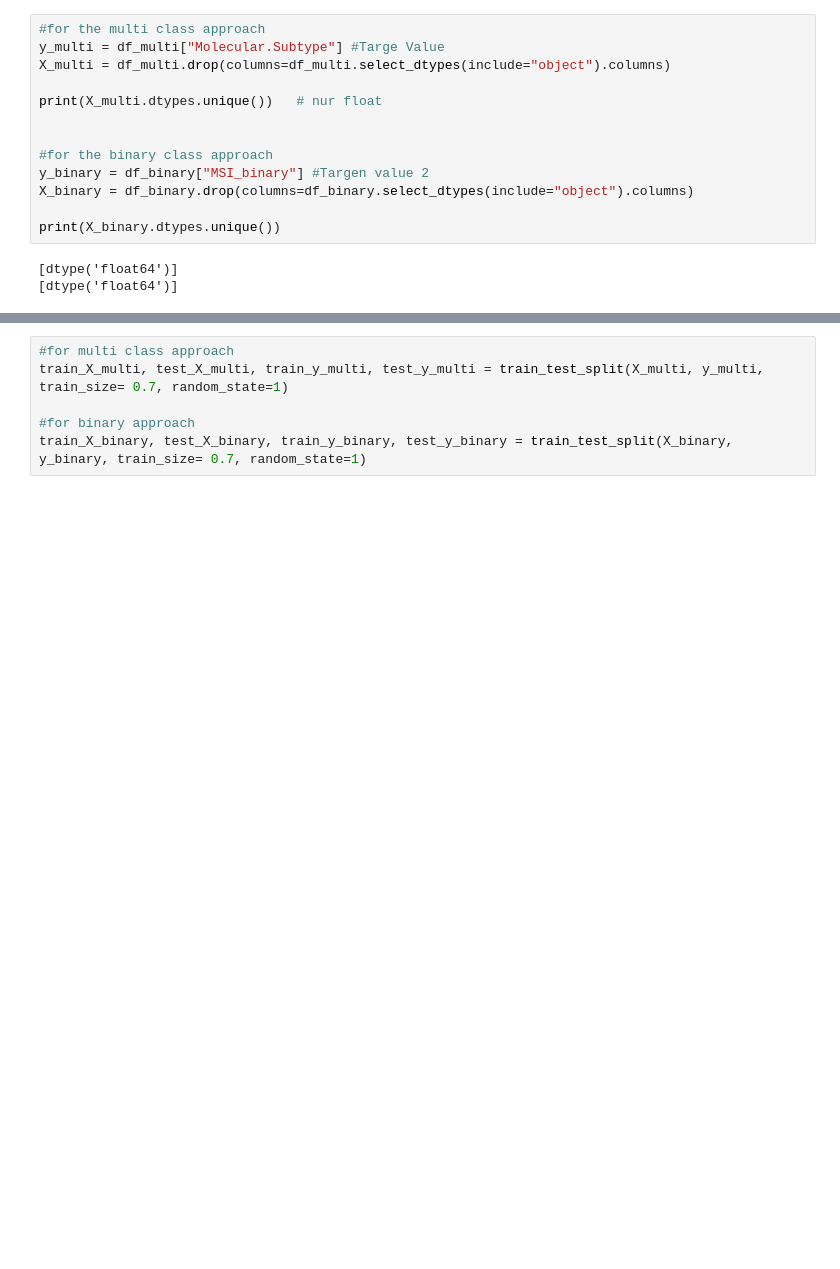
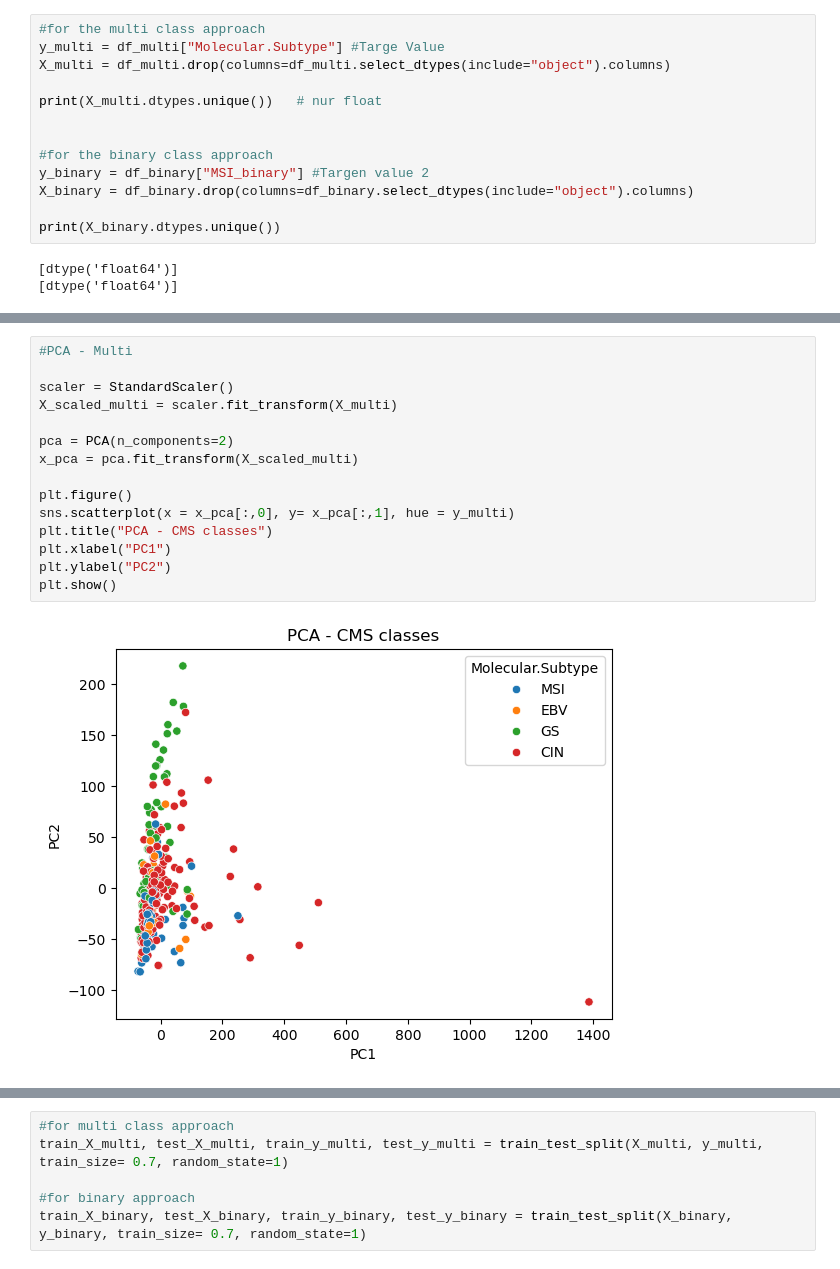
Before and after one commit to luludoaido/Dev_SAP, a Jupyter notebook: TM_1_RF_daSilvadoAido_Luana.ipynb, the cells around one changed output, grey strips where cells are left out. Drawn from its saved outputs; the diff is of its cells as text; blank space fills up the shorter version.

```diff
--- a/TM_1_RF_daSilvadoAido_Luana.ipynb
+++ b/TM_1_RF_daSilvadoAido_Luana.ipynb
@@ -153,0 +188,17 @@ print(X_binary.dtypes.unique())
+# %%
+#PCA - Multi
+
+scaler = StandardScaler()
+X_scaled_multi = scaler.fit_transform(X_multi)
+
+pca = PCA(n_components=2)
+x_pca = pca.fit_transform(X_scaled_multi)
+
+plt.figure()
+sns.scatterplot(x = x_pca[:,0], y= x_pca[:,1], hue = y_multi)
+plt.title("PCA - CMS classes")
+plt.xlabel("PC1")
+plt.ylabel("PC2")
+plt.show()
+# %% [output]
+[figure, added]
```
Also changed, not shown: parts of 36 cells of this notebook.
